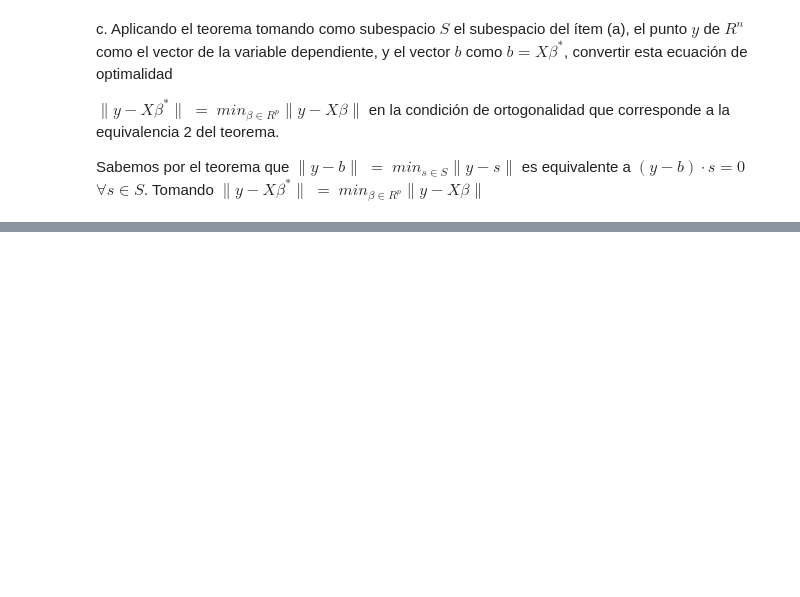
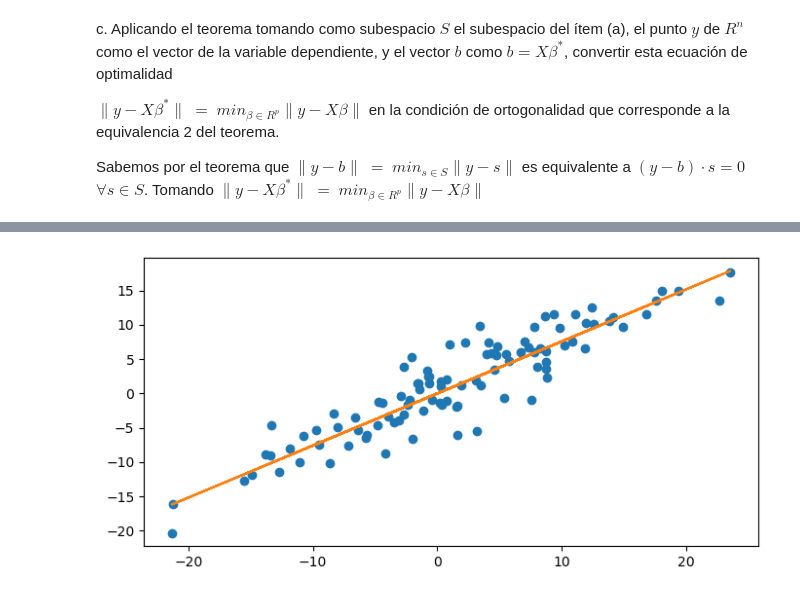
Before and after one commit to piilii/metodos, a Jupyter notebook: tp1metodos.ipynb, the cells around one changed output, grey strips where cells are left out. Drawn from its saved outputs; the diff is of its cells as text; code cells hidden in the pictures; blank space fills up the shorter version.

```diff
--- a/tp1metodos.ipynb
+++ b/tp1metodos.ipynb
@@ -20,0 +37,27 @@ Tomando $∥y − X\beta^\ast∥$ $=$ $min_{\beta\in R^p}∥y − X\beta∥$
+# %%
+import numpy as np
+from numpy.linalg import inv
+
+data_x = df.X
+Xt = np.array([data_x]) #crea un vector por lo tanto nos da la X transpuesta
+
+X = Xt.transpose() #generamos el X normal utilizando la propiedad de que la transpuesta de una transpuesta es ella misma
+
+Xt_X = Xt@X
+inv_XtX = inv(Xt_X)
+invXtX_Xt = inv_XtX@Xt
+
+data_y = df.Y
+Yt = np.array([data_y])
+Y = Yt.transpose()
+
+beta_optimo = invXtX_Xt@Y #pendiente de la recta
+beta_optimo = beta_optimo[0][0] #tengo un vector adentro de otro -> int
+
+y=X*beta_optimo
+
+plt.plot(df.X, df.Y, "o")
+plt.plot(X, y)
+plt.show()
+# %% [output]
+[figure, added]
```
Also changed, not shown: parts of 4 cells of this notebook, 1 other file.
